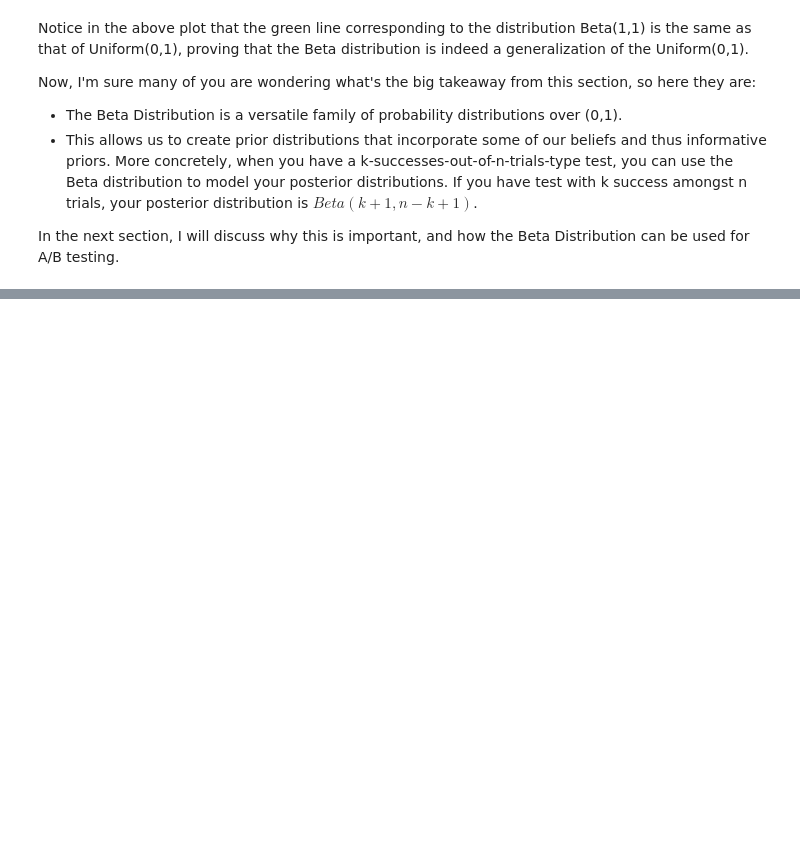
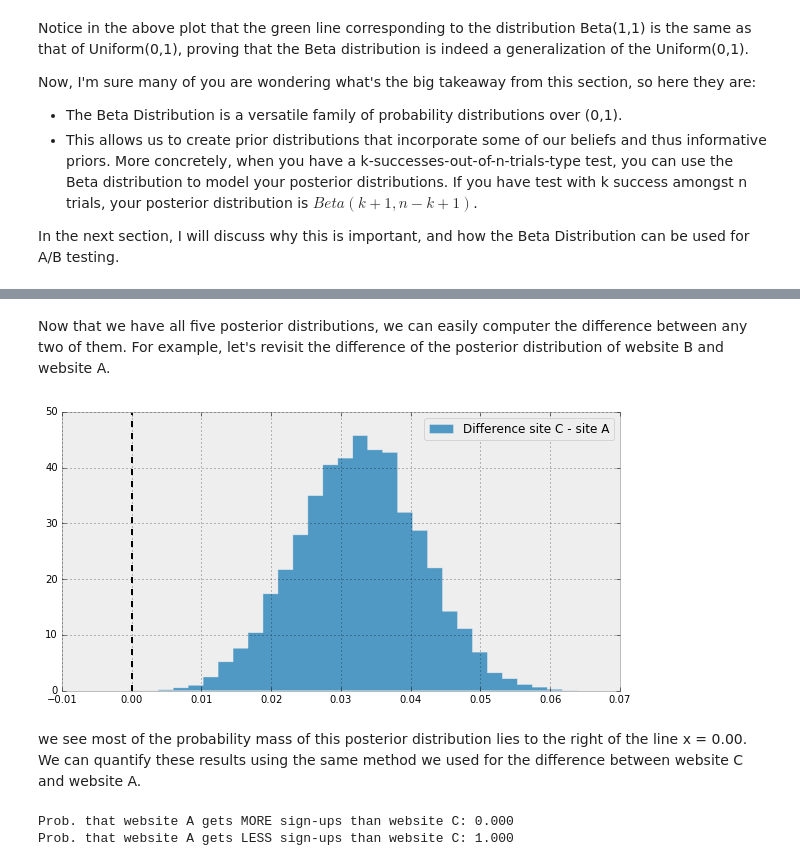
Before and after one commit to ethen8181/Business-Analytics, a Jupyter notebook: bayesian_statistics/bayesian_AB_test.ipynb, the cells around one changed output, grey strips where cells are left out. Saved outputs shown, nothing was run; the diff lists cells and outputs as text; code cells hidden in the pictures; blank space fills up the shorter version.

```diff
--- a/bayesian_statistics/bayesian_AB_test.ipynb
+++ b/bayesian_statistics/bayesian_AB_test.ipynb
@@ -210,0 +307,21 @@ plt.show()
+# %% [markdown]
+Now that we have all five posterior distributions, we can easily computer the difference between any two of them. For example, let's revisit the difference of the posterior distribution of website B and website A.
+# %%
+diff_CA = traces[ :, 2 ] - traces[ :, 0 ]
+
+plt.figure( figsize = ( 10, 5 ) )
+plt.hist( diff_CA, histtype = 'stepfilled', bins = 30, alpha = 0.85,
+          label = "Difference site C - site A", normed = True )
+plt.axvline( x = 0.0, color = "black", linestyle = "--" )
+plt.legend(loc = "upper right")
+plt.show()
+# %% [output]
+[figure, added]
+# %% [markdown]
+we see most of the probability mass of this posterior distribution lies to the right of the line x = 0.00. We can quantify these results using the same method we used for the difference between website C and website A.
+# %%
+print( "Prob. that website A gets MORE sign-ups than website C: %0.3f" % (diff_CA < 0).mean() )
+print( "Prob. that website A gets LESS sign-ups than website C: %0.3f" % (diff_CA > 0).mean() )
+# %% [output]
+Prob. that website A gets MORE sign-ups than website C: 0.000
+Prob. that website A gets LESS sign-ups than website C: 1.000
```
Also changed, not shown: parts of 28 cells of this notebook, 2 other files.
